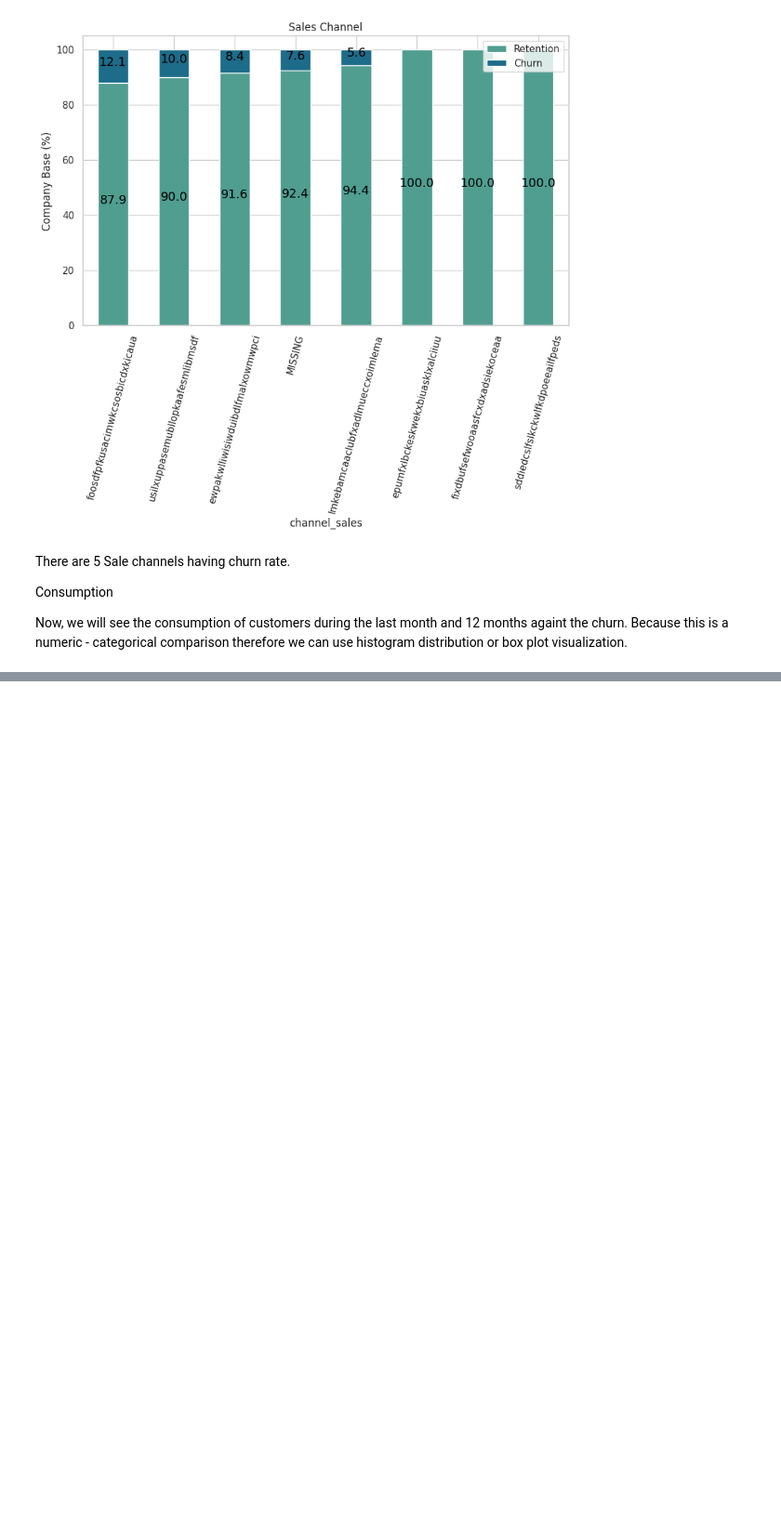
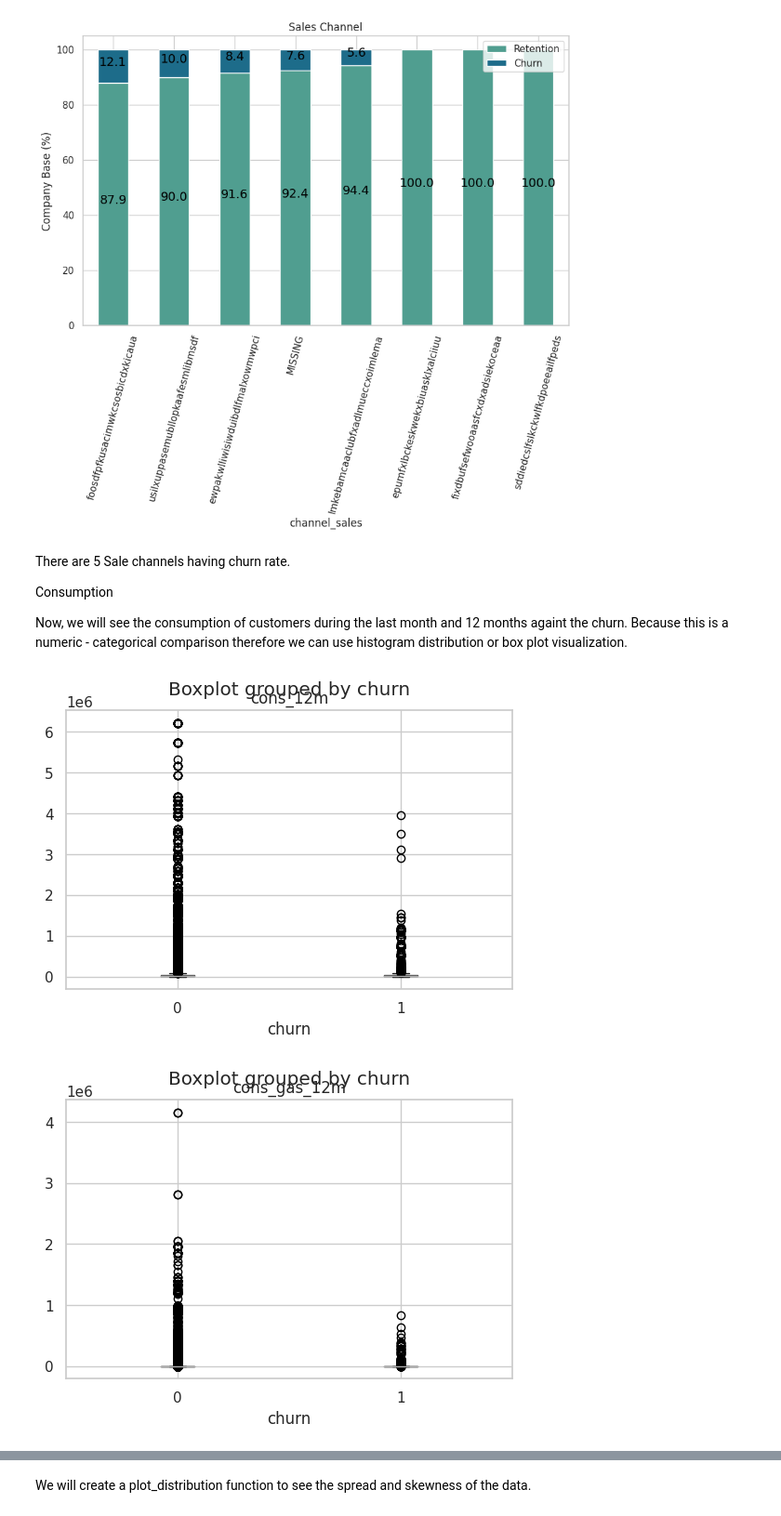
Before and after one commit to SurekhaBerlin/BCGX-Data-Science-Internship, a Jupyter notebook: BCGX_Data_Science_project.ipynb, the cells around one changed output, grey strips where cells are left out. Shown at 93% size. Saved outputs shown, nothing was run; the diff lists cells and outputs as text; code cells hidden in the pictures; blank space fills up the shorter version.

```diff
--- a/BCGX_Data_Science_project.ipynb
+++ b/BCGX_Data_Science_project.ipynb
@@ -401,3 +394,14 @@ There are 5 Sale channels having churn rate.
 Consumption
 
 Now, we will see the consumption of customers during the last month and 12 months againt the churn. Because this is a numeric - categorical comparison therefore we can use histogram distribution or box plot visualization.
+# %%
+consumption = client_df[["cons_12m", "cons_gas_12m", "cons_last_month", "imp_cons"]]
+# %%
+for col in consumption:
+    client_df.boxplot(column = col, by = 'churn', figsize = (6,4))
+    plt.title(col)
+
+plt.show()
+# %% [output]
+[figure, added]
+[figure, added]
@@ -403,0 +410,2 @@ Now, we will see the consumption of customers during the last month and 12 month
+# %% [markdown]
+We will create a plot_distribution function to see the spread and skewness of the data.
```
Also changed, not shown: parts of 21 cells of this notebook.
